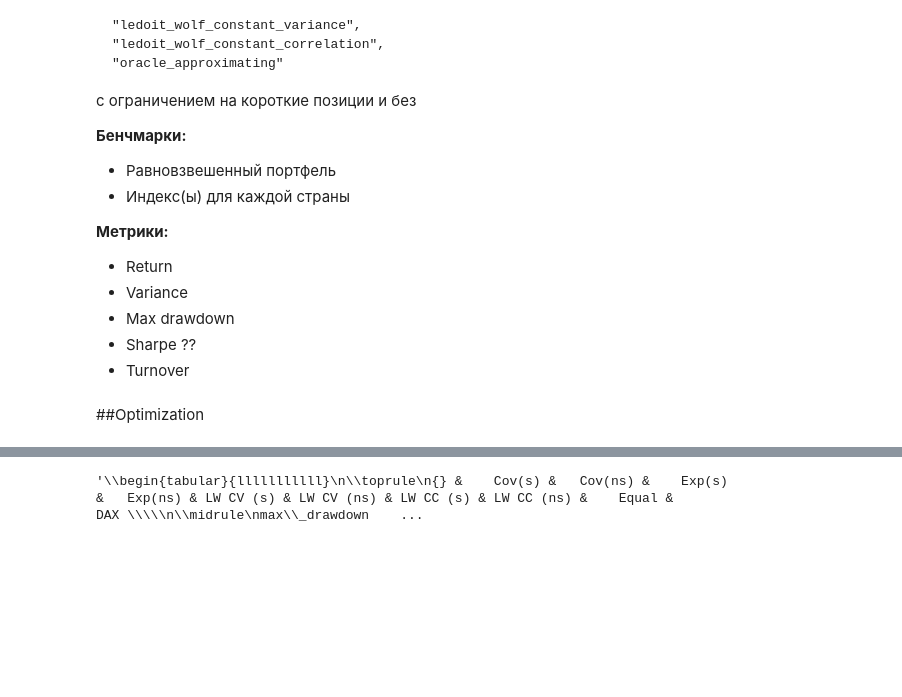
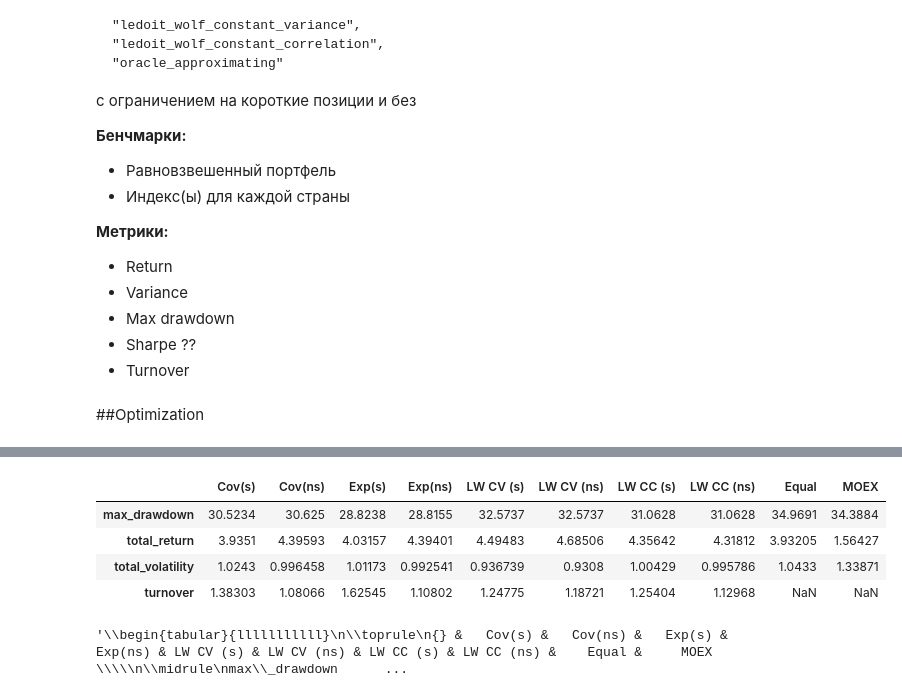
Before and after one commit to ontenkutsenko/Portfolio-optimization, a Jupyter notebook: Portfolio construction.ipynb, the cells around one changed output, grey strips where cells are left out. Drawn from its saved outputs; the diff is of its cells as text; code cells hidden in the pictures; blank space fills up the shorter version.

```diff
--- a/Portfolio construction.ipynb
+++ b/Portfolio construction.ipynb
@@ -635,7 +678,16 @@ plt.show()
 # %%
 df= pd.DataFrame(all_ret, index=['weights','returns','indicies', 'cum_return','max_drawdown','total_return',
                                  'total_volatility', 'turnover'])[4:]
-df.columns = ['Cov(s)', 'Cov(ns)', 'Exp(s)', 'Exp(ns)', 'LW CV (s)', 'LW CV (ns)', 'LW CC (s)', 'LW CC (ns)', 'Equal', 'DAX']
-df.to_latex()
+df.columns = ['Cov(s)', 'Cov(ns)', 'Exp(s)', 'Exp(ns)', 'LW CV (s)', 'LW CV (ns)', 'LW CC (s)', 'LW CC (ns)', 'Equal', 'MOEX']
+# df.to_latex()
+df
 # %% [output]
-'\\begin{tabular}{lllllllllll}\n\\toprule\n{} &    Cov(s) &   Cov(ns) &    Exp(s) &   Exp(ns) & LW CV (s) & LW CV (ns) & LW CC (s) & LW CC (ns) &    Equal &      DAX \\\\\n\\midrule\nmax\\_drawdown    ...
+|  | Cov(s) | Cov(ns) | Exp(s) | Exp(ns) | LW CV (s) | LW CV (ns) | LW CC (s) | LW CC (ns) | Equal | MOEX |
+| max_drawdown | 30.5234 | 30.625 | 28.8238 | 28.8155 | 32.5737 | 32.5737 | 31.0628 | 31.0628 | 34.9691 | 34.3884 |
+| total_return | 3.9351 | 4.39593 | 4.03157 | 4.39401 | 4.49483 | 4.68506 | 4.35642 | 4.31812 | 3.93205 | 1.56427 |
+| total_volatility | 1.0243 | 0.996458 | 1.01173 | 0.992541 | 0.936739 | 0.9308 | 1.00429 | 0.995786 | 1.0433 | 1.33871 |
+| turnover | 1.38303 | 1.08066 | 1.62545 | 1.10802 | 1.24775 | 1.18721 | 1.25404 | 1.12968 | NaN | NaN |
+# %%
+df.to_latex()
+# %% [output]
+'\\begin{tabular}{lllllllllll}\n\\toprule\n{} &   Cov(s) &   Cov(ns) &   Exp(s) &   Exp(ns) & LW CV (s) & LW CV (ns) & LW CC (s) & LW CC (ns) &    Equal &     MOEX \\\\\n\\midrule\nmax\\_drawdown      ...
```
Also changed, not shown: parts of 10 cells of this notebook.
